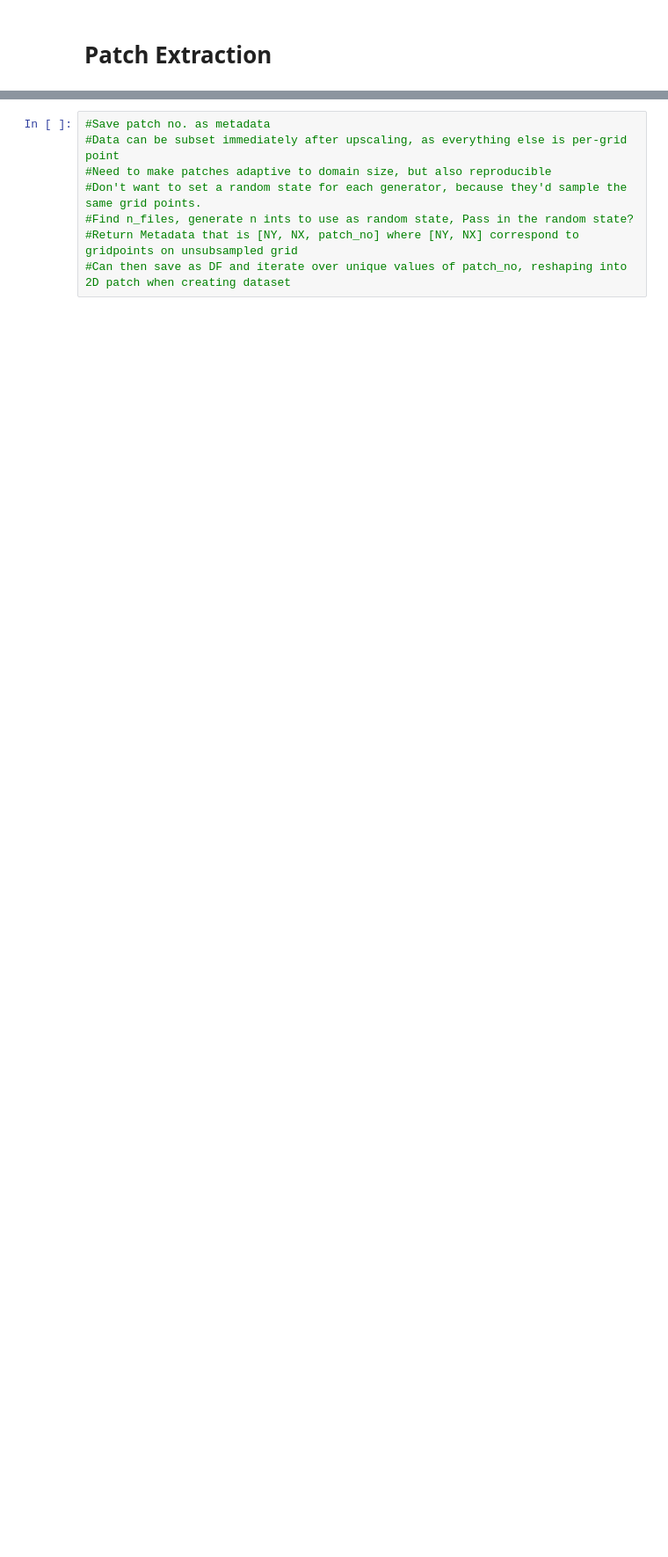
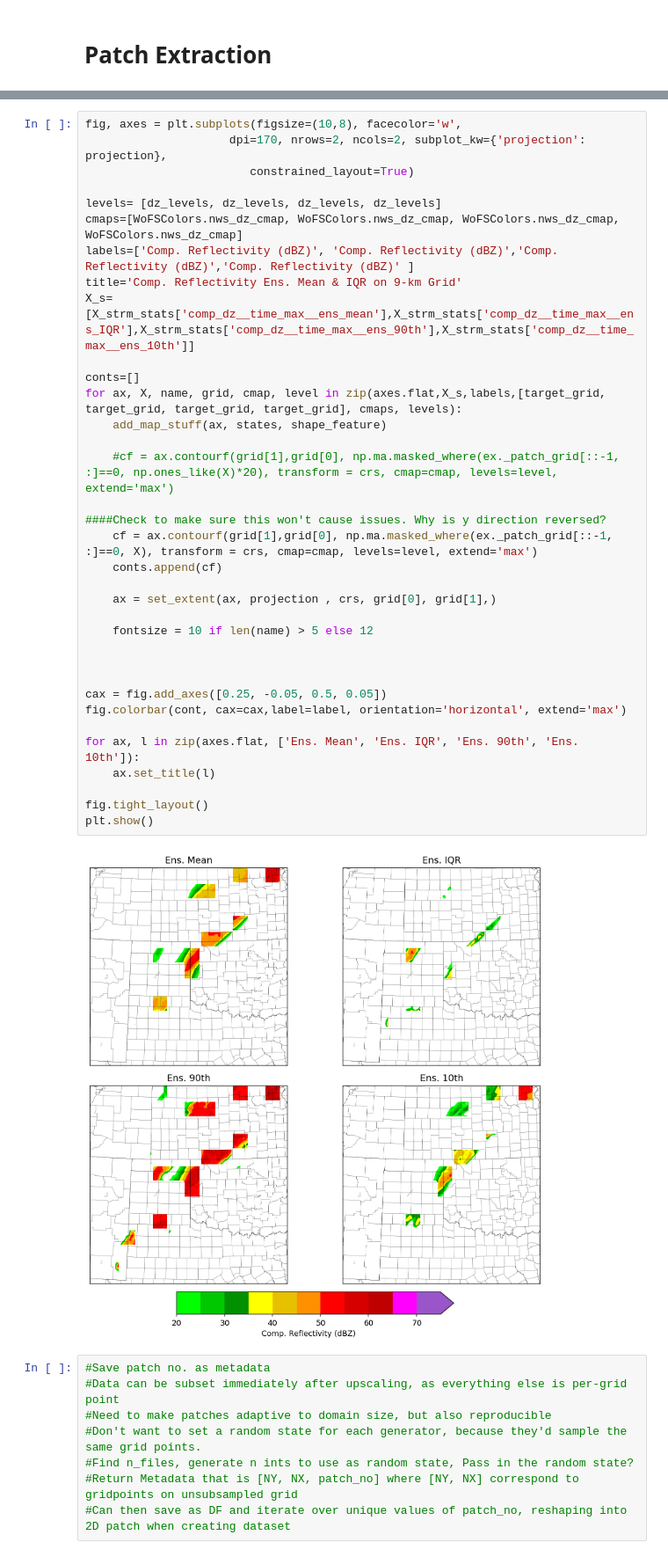
Before and after one commit to svarga1/2to6_hr_severe_wx_deep_learning, a Jupyter notebook: notebooks/PatchExtractor.ipynb, the cells around one changed output, grey strips where cells are left out. Shown at 88% size. Drawn from its saved outputs; the diff is of its cells as text; blank space fills up the shorter version.

```diff
--- a/notebooks/PatchExtractor.ipynb
+++ b/notebooks/PatchExtractor.ipynb
@@ -517,3 +598,40 @@ ex.extract_patches()
+# %%
+fig, axes = plt.subplots(figsize=(10,8), facecolor='w',
+                     dpi=170, nrows=2, ncols=2, subplot_kw={'projection': projection},
+                        constrained_layout=True)
+
+levels= [dz_levels, dz_levels, dz_levels, dz_levels]
+cmaps=[WoFSColors.nws_dz_cmap, WoFSColors.nws_dz_cmap, WoFSColors.nws_dz_cmap, WoFSColors.nws_dz_cmap]
+labels=['Comp. Reflectivity (dBZ)', 'Comp. Reflectivity (dBZ)','Comp. Reflectivity (dBZ)','Comp. Reflectivity (dBZ)' ]
+title='Comp. Reflectivity Ens. Mean & IQR on 9-km Grid'
+X_s=[X_strm_stats['comp_dz__time_max__ens_mean'],X_strm_stats['comp_dz__time_max__ens_IQR'],X_strm_stats['comp_dz__time_max__ens_90th'],X_strm_stats['comp_dz__time_max__ens_10th']]
+
+conts=[]
+for ax, X, name, grid, cmap, level in zip(axes.flat,X_s,labels,[target_grid, target_grid, target_grid, target_grid], cmaps, levels):
+    add_map_stuff(ax, states, shape_feature)
+
+    #cf = ax.contourf(grid[1],grid[0], np.ma.masked_where(ex._patch_grid[::-1, :]==0, np.ones_like(X)*20), transform = crs, cmap=cmap, levels=level, extend='max')
+
+####Check to make sure this won't cause issues. Why is y direction reversed?
+    cf = ax.contourf(grid[1],grid[0], np.ma.masked_where(ex._patch_grid[::-1, :]==0, X), transform = crs, cmap=cmap, levels=level, extend='max')
+    conts.append(cf)
+
+    ax = set_extent(ax, projection , crs, grid[0], grid[1],)
+
+    fontsize = 10 if len(name) > 5 else 12
+
+
+
+cax = fig.add_axes([0.25, -0.05, 0.5, 0.05])
+fig.colorbar(cont, cax=cax,label=label, orientation='horizontal', extend='max')
+
+for ax, l in zip(axes.flat, ['Ens. Mean', 'Ens. IQR', 'Ens. 90th', 'Ens. 10th']):
+    ax.set_title(l)
+
+fig.tight_layout()
+plt.show()
+# %% [output]
+[figure, added]
 # %%
 #Save patch no. as metadata
 #Data can be subset immediately after upscaling, as everything else is per-grid point
```
Also changed, not shown: parts of 8 cells of this notebook.
